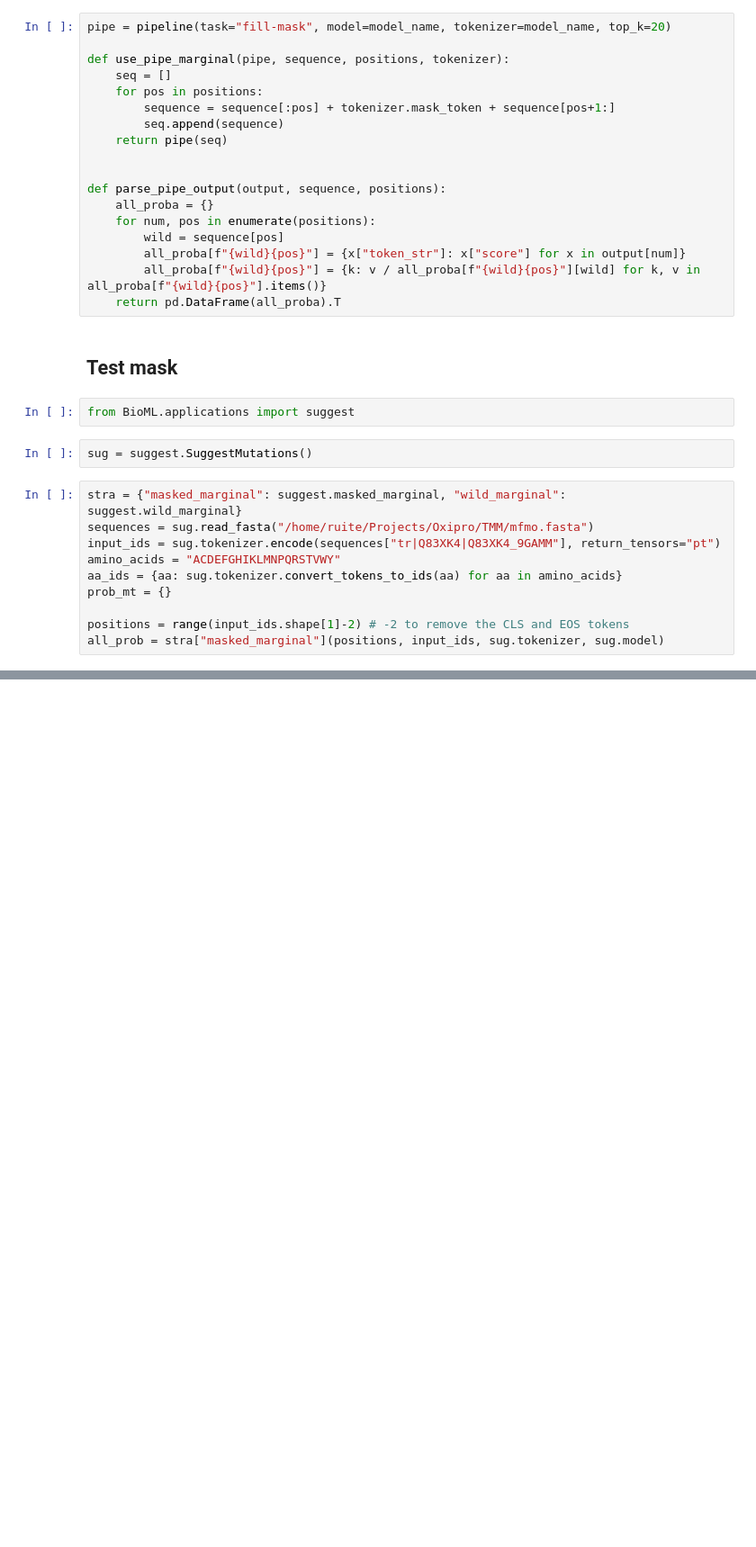
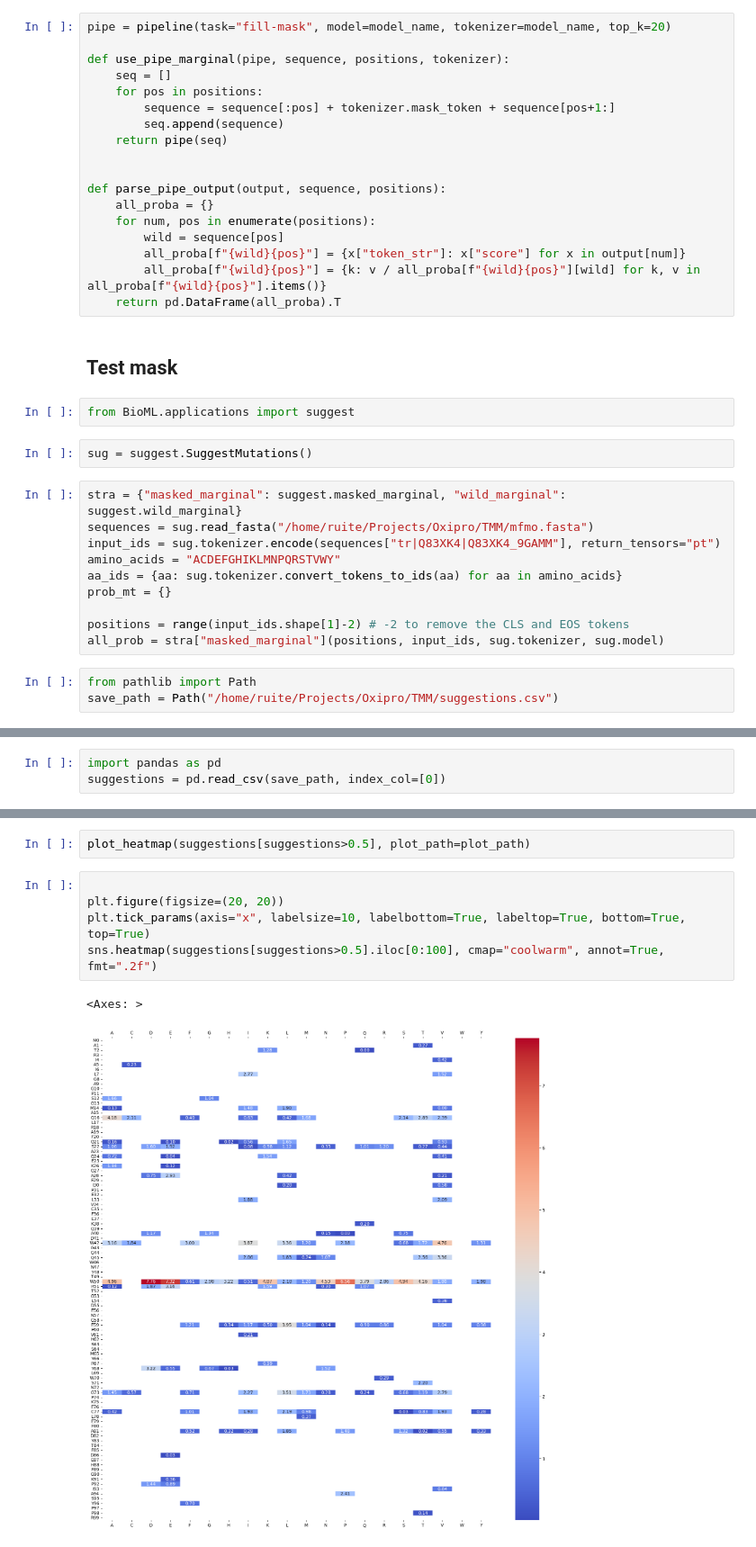
Before and after one commit to etiur/BioML, a Jupyter notebook: examples/test_suggestion.ipynb, the cells around one changed output, grey strips where cells are left out. Shown at 90% size. Drawn from its saved outputs; the diff is of its cells as text; blank space fills up the shorter version.

Commit message:
create better heatmaps

```diff
--- a/examples/test_suggestion.ipynb
+++ b/examples/test_suggestion.ipynb
@@ -304,6 +304,9 @@ prob_mt = {}
 
 positions = range(input_ids.shape[1]-2) # -2 to remove the CLS and EOS tokens
 all_prob = stra["masked_marginal"](positions, input_ids, sug.tokenizer, sug.model)
+# %%
+from pathlib import Path
+save_path = Path("/home/ruite/Projects/Oxipro/TMM/suggestions.csv")
 # %%
 for pos in positions:
     wt_residue_id = input_ids[0, pos+1].item()
@@ -319,0 +323,3 @@ suggestions = pd.DataFrame(prob_mt).T
+# %%
+import pandas as pd
+suggestions = pd.read_csv(save_path, index_col=[0])
@@ -319,0 +352,10 @@ suggestions = pd.DataFrame(prob_mt).T
+# %%
+plot_heatmap(suggestions[suggestions>0.5], plot_path=plot_path)
+# %%
+
+plt.figure(figsize=(20, 20))
+plt.tick_params(axis="x", labelsize=10, labelbottom=True, labeltop=True, bottom=True, top=True)
+sns.heatmap(suggestions[suggestions>0.5].iloc[0:100], cmap="coolwarm", annot=True, fmt=".2f")
+# %% [output]
+<Axes: >
+[figure, added]
```
Also changed, not shown: parts of 3 cells of this notebook, 2 other files.
